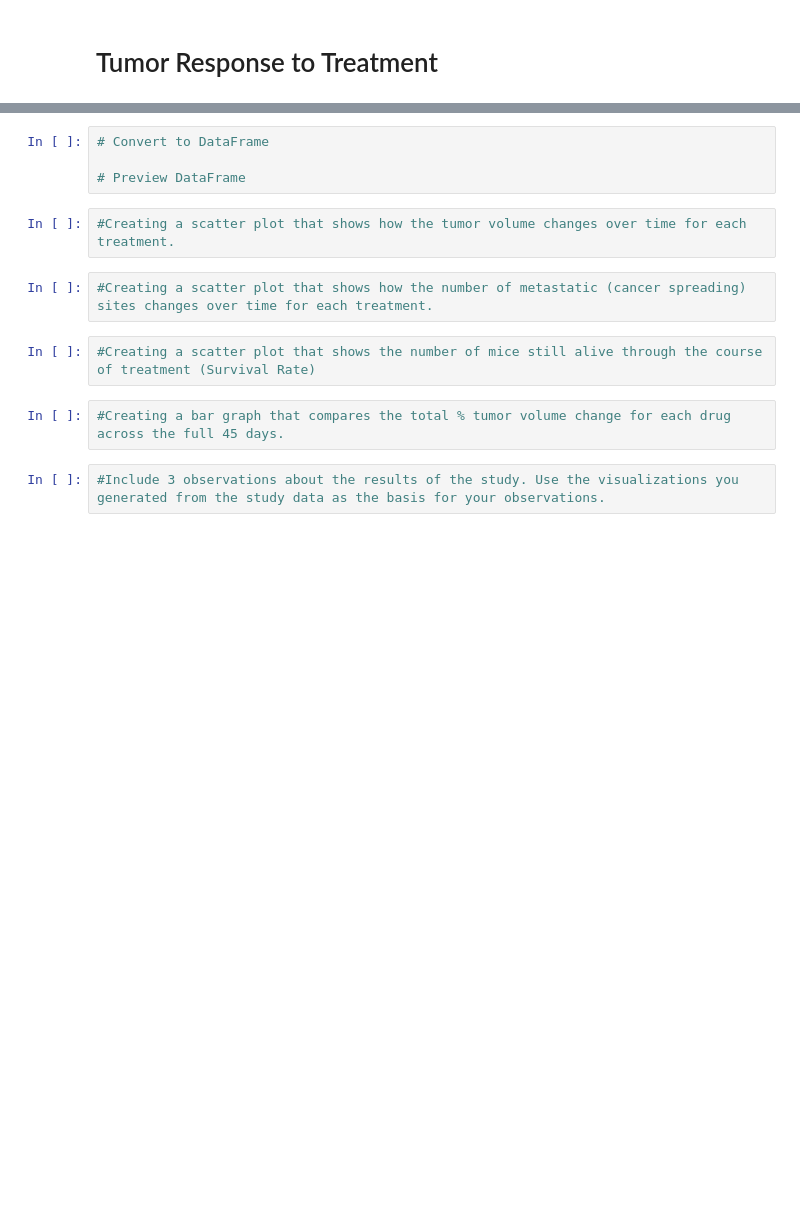
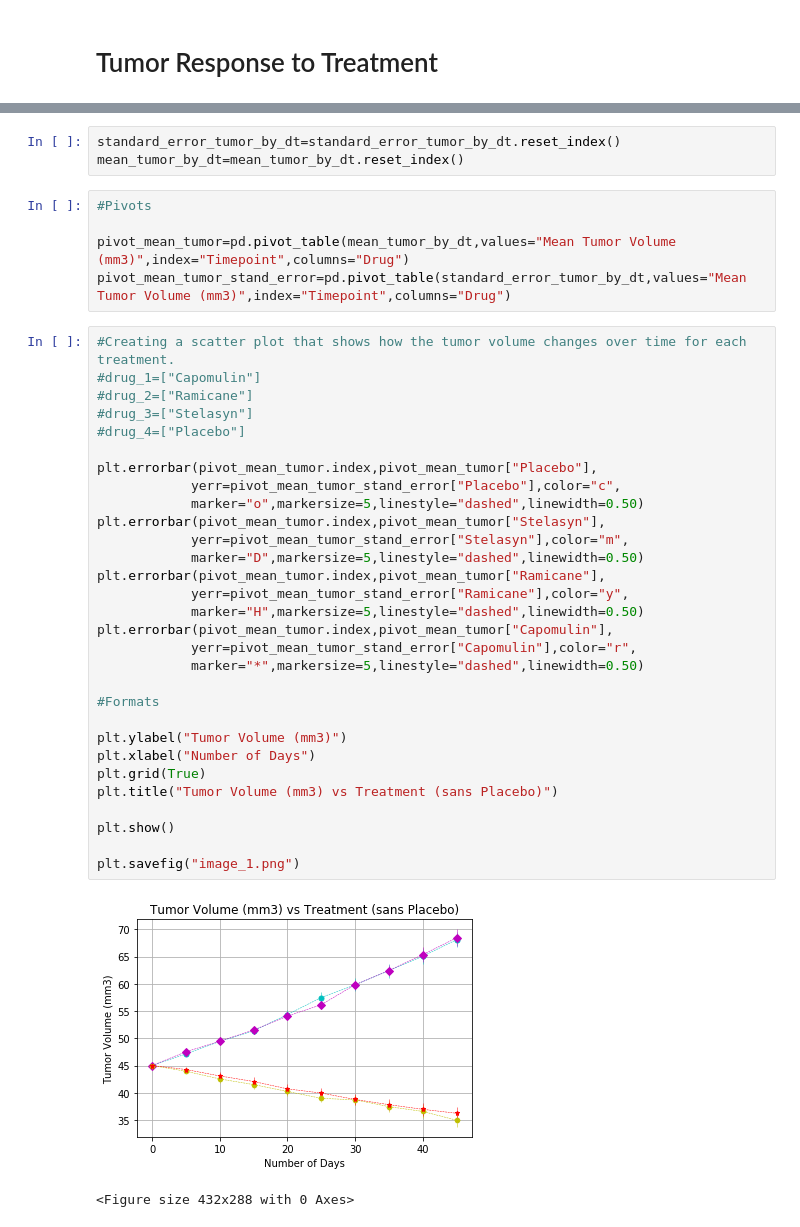
Before and after one commit to danielymiranda/matplotlib-challenge, a Jupyter notebook: Matplotlib-Challenge(Pymaceuticals).ipynb, the cells around one changed output, grey strips where cells are left out. Saved outputs shown, nothing was run; the diff lists cells and outputs as text; blank space fills up the shorter version.

```diff
--- a/Matplotlib-Challenge(Pymaceuticals).ipynb
+++ b/Matplotlib-Challenge(Pymaceuticals).ipynb
@@ -123,14 +139,41 @@ standard_error_tumor
-# %%
-# Convert to DataFrame
-
-# Preview DataFrame
-# %%
-#Creating a scatter plot that shows how the tumor volume changes over time for each treatment.
-# %%
-#Creating a scatter plot that shows how the number of metastatic (cancer spreading) sites changes over time for each treatment.
-# %%
-#Creating a scatter plot that shows the number of mice still alive through the course of treatment (Survival Rate)
-# %%
-#Creating a bar graph that compares the total % tumor volume change for each drug across the full 45 days.
-# %%
-#Include 3 observations about the results of the study. Use the visualizations you generated from the study data as the basis for your observations.
+# %%
+standard_error_tumor_by_dt=standard_error_tumor_by_dt.reset_index()
+mean_tumor_by_dt=mean_tumor_by_dt.reset_index()
+# %%
+#Pivots
+
+pivot_mean_tumor=pd.pivot_table(mean_tumor_by_dt,values="Mean Tumor Volume (mm3)",index="Timepoint",columns="Drug")
+pivot_mean_tumor_stand_error=pd.pivot_table(standard_error_tumor_by_dt,values="Mean Tumor Volume (mm3)",index="Timepoint",columns="Drug")
+# %%
+#Creating a scatter plot that shows how the tumor volume changes over time for each treatment.
+#drug_1=["Capomulin"]
+#drug_2=["Ramicane"]
+#drug_3=["Stelasyn"]
+#drug_4=["Placebo"]
+
+plt.errorbar(pivot_mean_tumor.index,pivot_mean_tumor["Placebo"],
+            yerr=pivot_mean_tumor_stand_error["Placebo"],color="c",
+            marker="o",markersize=5,linestyle="dashed",linewidth=0.50)
+plt.errorbar(pivot_mean_tumor.index,pivot_mean_tumor["Stelasyn"],
+            yerr=pivot_mean_tumor_stand_error["Stelasyn"],color="m",
+            marker="D",markersize=5,linestyle="dashed",linewidth=0.50)
+plt.errorbar(pivot_mean_tumor.index,pivot_mean_tumor["Ramicane"],
+            yerr=pivot_mean_tumor_stand_error["Ramicane"],color="y",
+            marker="H",markersize=5,linestyle="dashed",linewidth=0.50)
+plt.errorbar(pivot_mean_tumor.index,pivot_mean_tumor["Capomulin"],
+            yerr=pivot_mean_tumor_stand_error["Capomulin"],color="r",
+            marker="*",markersize=5,linestyle="dashed",linewidth=0.50)
+
+#Formats
+
+plt.ylabel("Tumor Volume (mm3)")
+plt.xlabel("Number of Days")
+plt.grid(True)
+plt.title("Tumor Volume (mm3) vs Treatment (sans Placebo)")
+
+plt.show()
+
+plt.savefig("image_1.png")
+# %% [output]
+[figure, added]
+<Figure size 432x288 with 0 Axes>
```
Also changed, not shown: parts of 18 cells of this notebook.
